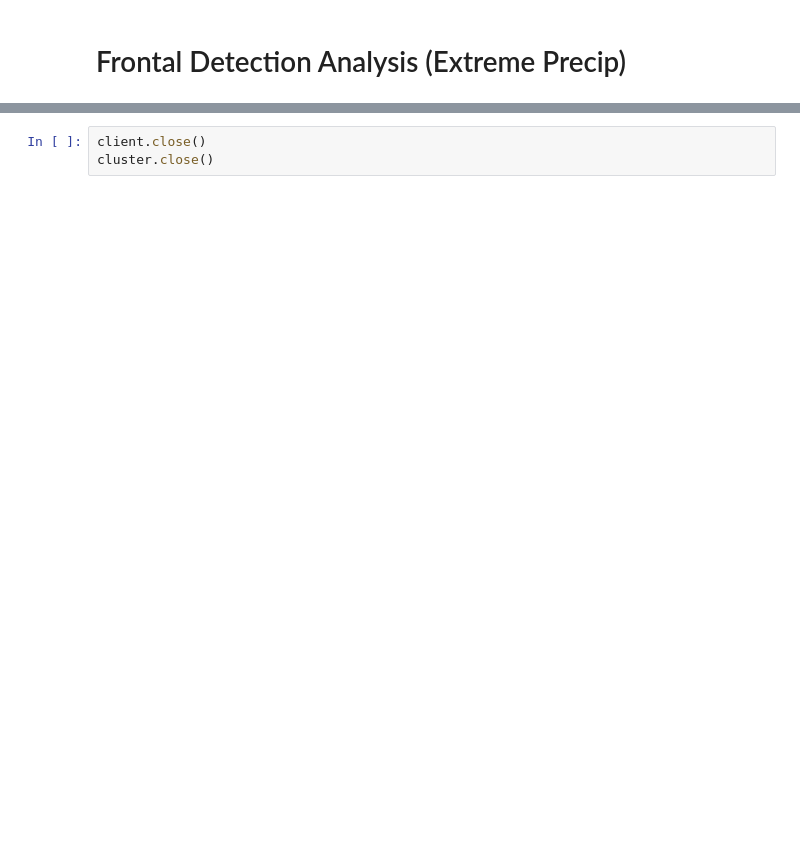
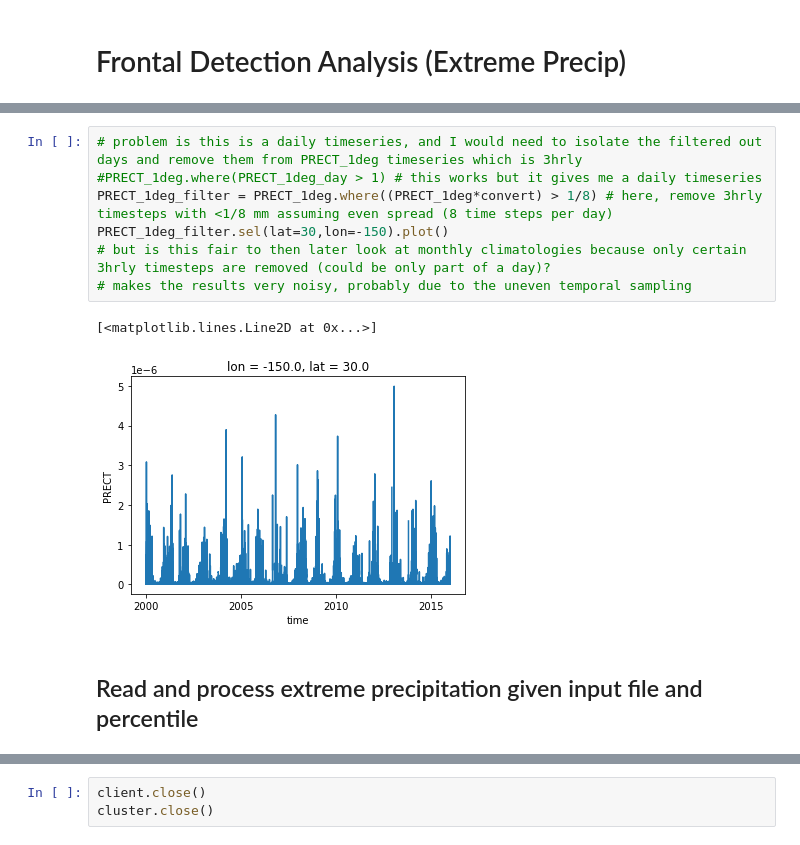
Before and after one commit to katiedagon/ML-extremes, a Jupyter notebook: notebooks/FrontsAnalysis_PEx.ipynb, the cells around one changed output, grey strips where cells are left out. Drawn from its saved outputs; the diff is of its cells as text; blank space fills up the shorter version.

```diff
--- a/notebooks/FrontsAnalysis_PEx.ipynb
+++ b/notebooks/FrontsAnalysis_PEx.ipynb
@@ -55,0 +166,12 @@ Do I need both these commands?
+# %%
+# problem is this is a daily timeseries, and I would need to isolate the filtered out days and remove them from PRECT_1deg timeseries which is 3hrly
+#PRECT_1deg.where(PRECT_1deg_day > 1) # this works but it gives me a daily timeseries
+PRECT_1deg_filter = PRECT_1deg.where((PRECT_1deg*convert) > 1/8) # here, remove 3hrly timesteps with <1/8 mm assuming even spread (8 time steps per day)
+PRECT_1deg_filter.sel(lat=30,lon=-150).plot()
+# but is this fair to then later look at monthly climatologies because only certain 3hrly timesteps are removed (could be only part of a day)?
+# makes the results very noisy, probably due to the uneven temporal sampling
+# %% [output]
+[<matplotlib.lines.Line2D at 0x...>]
+[figure, added]
+# %% [markdown]
+## Read and process extreme precipitation given input file and percentile
```
Also changed, not shown: parts of 350 cells of this notebook, 5 other files.
